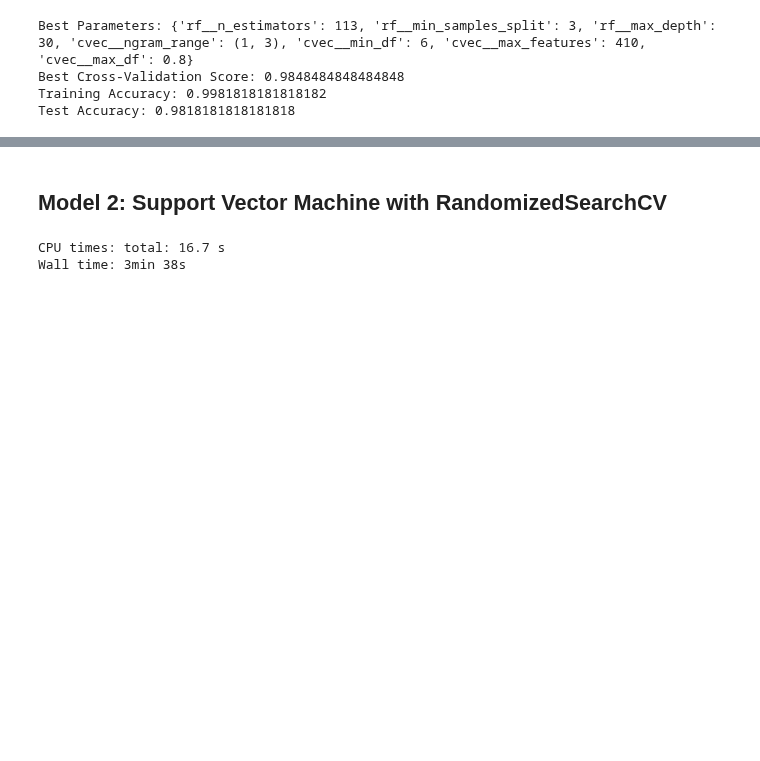
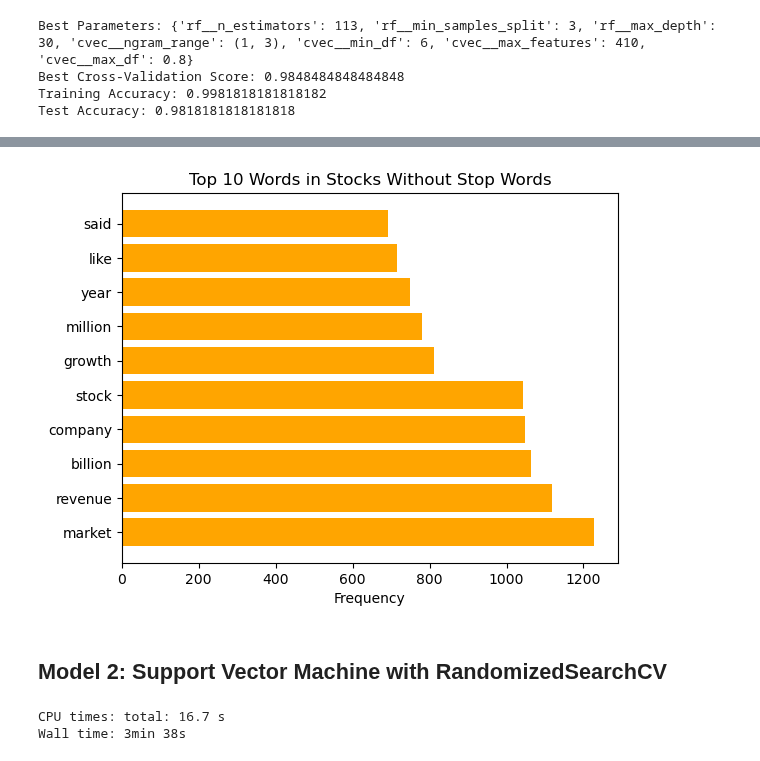
Before and after one commit to grahamjh99/Project-2-Subreddit-Classification, a Jupyter notebook: Project 3 Graham.ipynb, the cells around one changed output, grey strips where cells are left out. Drawn from its saved outputs; the diff is of its cells as text; code cells hidden in the pictures; blank space fills up the shorter version.

```diff
--- a/Project 3 Graham.ipynb
+++ b/Project 3 Graham.ipynb
@@ -211,3 +315,11 @@ Test Accuracy: 0.9818181818181818
+# %%
+# Plot for Stocks
+plt.barh(top_stocks_words.index, top_stocks_words.values, color='orange')
+plt.title('Top 10 Words in Stocks Without Stop Words')
+plt.xlabel('Frequency')
+plt.savefig('./Images/Top 10 Words in Stocks (Stop Words Removed)')
+# %% [output]
+[figure, added]
 # %% [markdown]
 ## Model 2: Support Vector Machine with RandomizedSearchCV
 # %%
```
Also changed, not shown: parts of 14 cells of this notebook, 5 other files.
